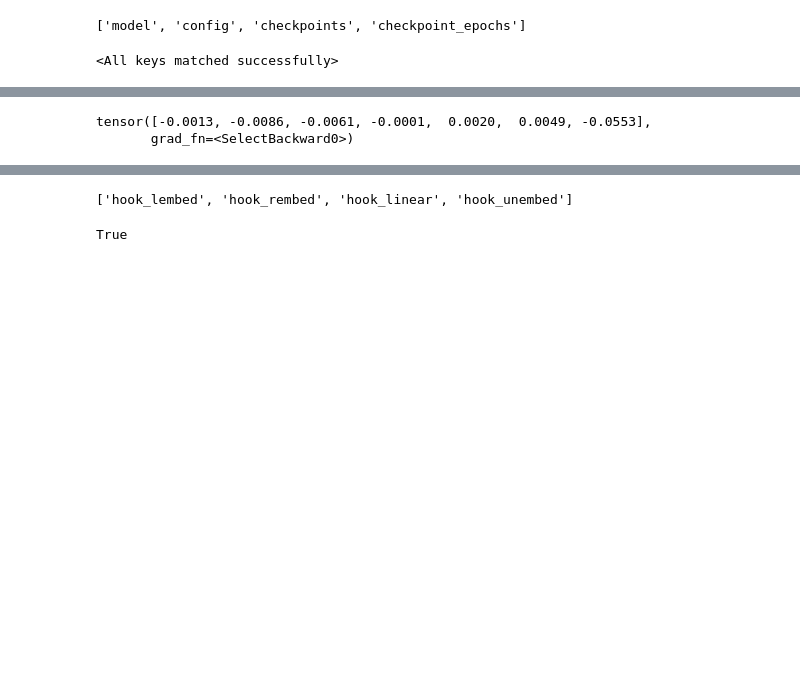
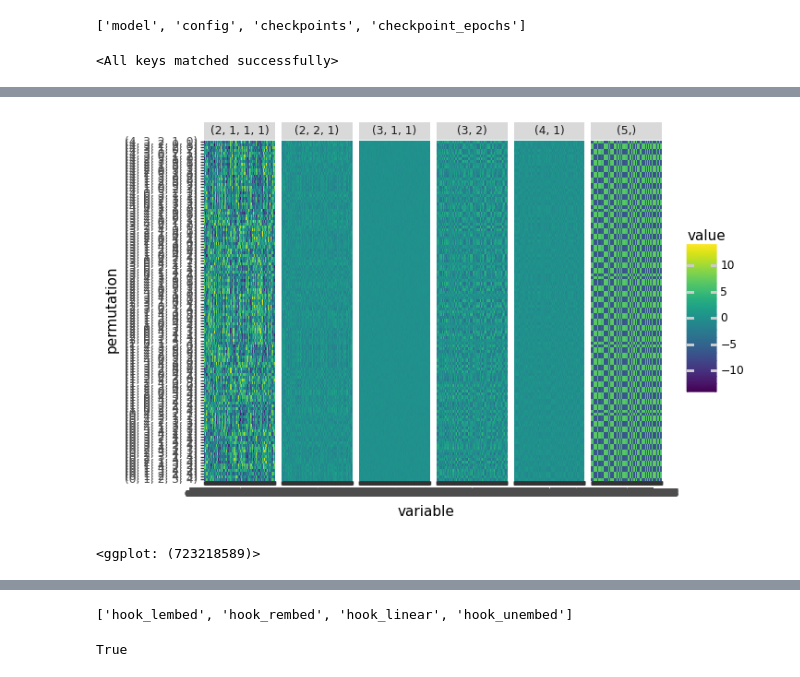
Before and after one commit to dashstander/sn-grok, a Jupyter notebook: mlp_vis.ipynb, the cells around one changed output, grey strips where cells are left out. Cells and saved outputs as stored; diff of their text form; code cells hidden in the pictures; blank space fills up the shorter version.

```diff
--- a/mlp_vis.ipynb
+++ b/mlp_vis.ipynb
@@ -80,5 +149,11 @@ torch.Size([120, 7, 4])
 # %%
-ft_decomp[5]
+from plotnine import geom_tile
+
+(
+    ggplot(df, aes(x='variable', y='permutation', fill='value'))
+    + geom_tile()
+    + facet_wrap('~irrep', ncol=6)
+)
 # %% [output]
+[figure, added]
-tensor([-0.0013, -0.0086, -0.0061, -0.0001,  0.0020,  0.0049, -0.0553],
-       grad_fn=<SelectBackward0>)
+<ggplot: (723218589)>
```
Also changed, not shown: parts of 28 cells of this notebook, 1 other file.
